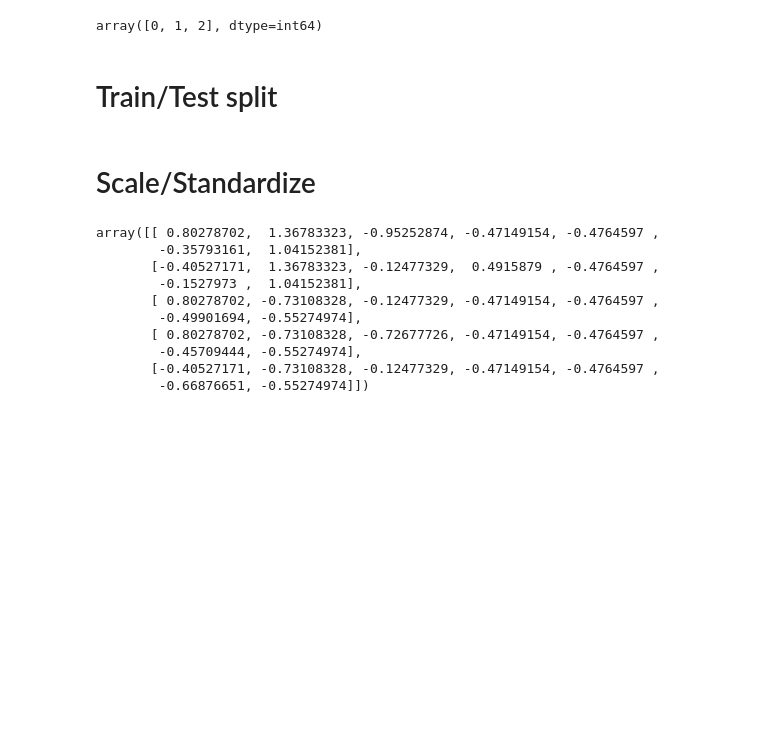
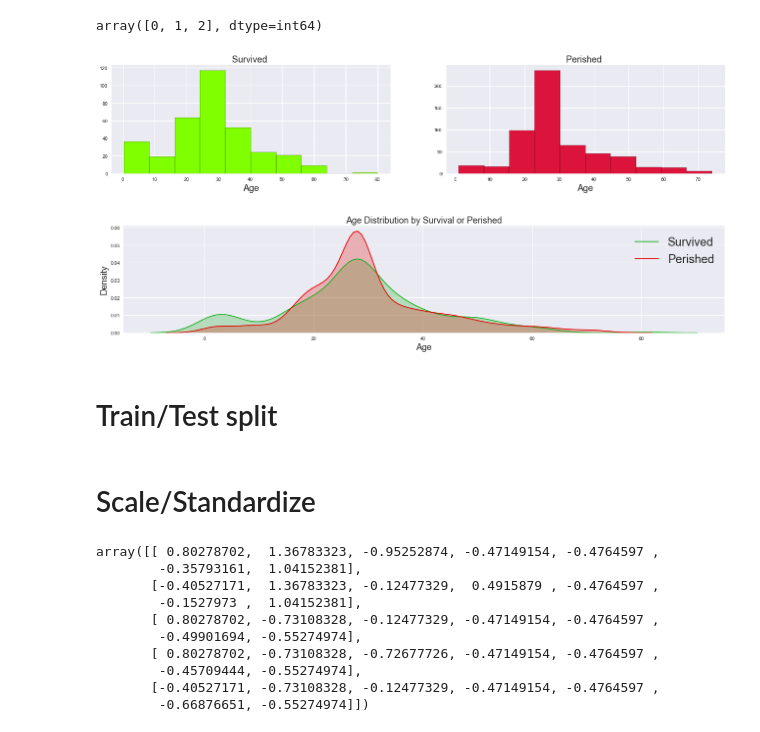
Before and after one commit to PRkudupu/Titanic-ML-Disaster, a Jupyter notebook: Survival.ipynb, the cells around one changed output. Cells and saved outputs as stored; diff of their text form; code cells hidden in the pictures; blank space fills up the shorter version.

```diff
--- a/Survival.ipynb
+++ b/Survival.ipynb
@@ -408,6 +373,28 @@ titanic_df
 x = titanic_df[["Pclass","Sex","Age","SibSp","Parch","Fare","Embarked"]].values
 #print(x)
 y = titanic_df["Survived"].values
+# %%
+#Histogram
+fig, ax = plt.subplots(1, 2, figsize=(22,4))
+ax[0].hist(titanic_df.loc[titanic_df['Survived'] == 1, "Age"], color = 'chartreuse', edgecolor='black')
+ax[0].set_title('Survived ', fontsize = 18)
+ax[0].set_xlabel('Age', fontsize = 18)
+ax[1].hist(titanic_df.loc[titanic_df['Survived'] == 0, "Age"], color = 'crimson', edgecolor='black')
+ax[1].set_title('Perished ', fontsize = 18)
+ax[1].set_xlabel('Age', fontsize = 18)
+
+# Density Plot
+fig, ax = plt.subplots(figsize=(22,4))
+ax = sns.kdeplot(titanic_df.loc[titanic_df['Survived'] == 1, "Age"], shade=True, color=sns.xkcd_rgb["green"], label="Survived")
+ax = sns.kdeplot(titanic_df.loc[titanic_df['Survived'] == 0, "Age"], shade=True, color=sns.xkcd_rgb["red"], label="Perished")
+ax.set_title('Age Distribution by Survival or Perished', fontsize = 18)
+ax.set_ylabel('Density', fontsize = 18)
+ax.set_xlabel('Age', fontsize = 18)
+plt.legend(fontsize=24)
+plt.show()
+# %% [output]
+[figure, added]
+[figure, added]
 # %% [markdown]
 # Train/Test split
 # %%
```
Also changed, not shown: parts of 29 cells of this notebook, 1 other file.
